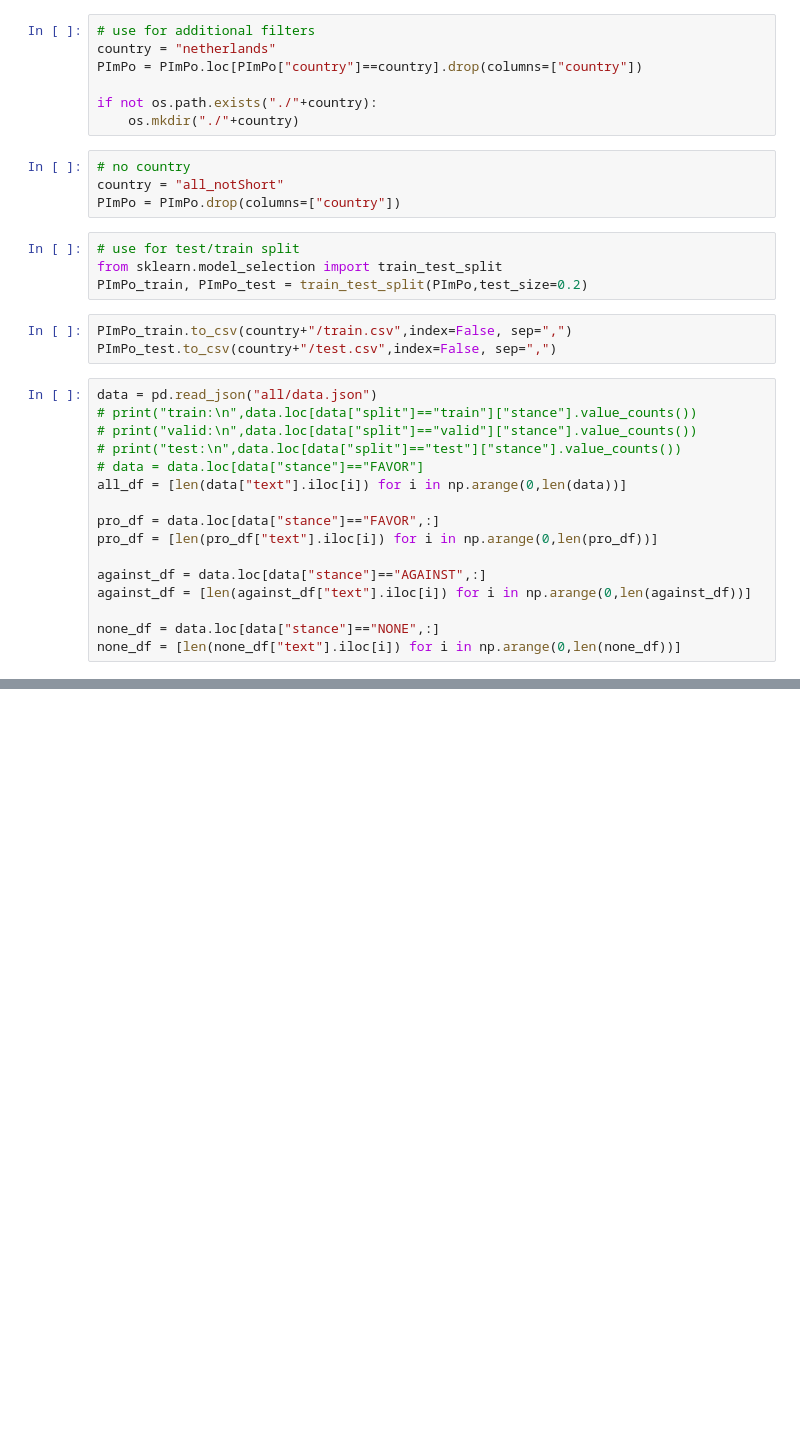
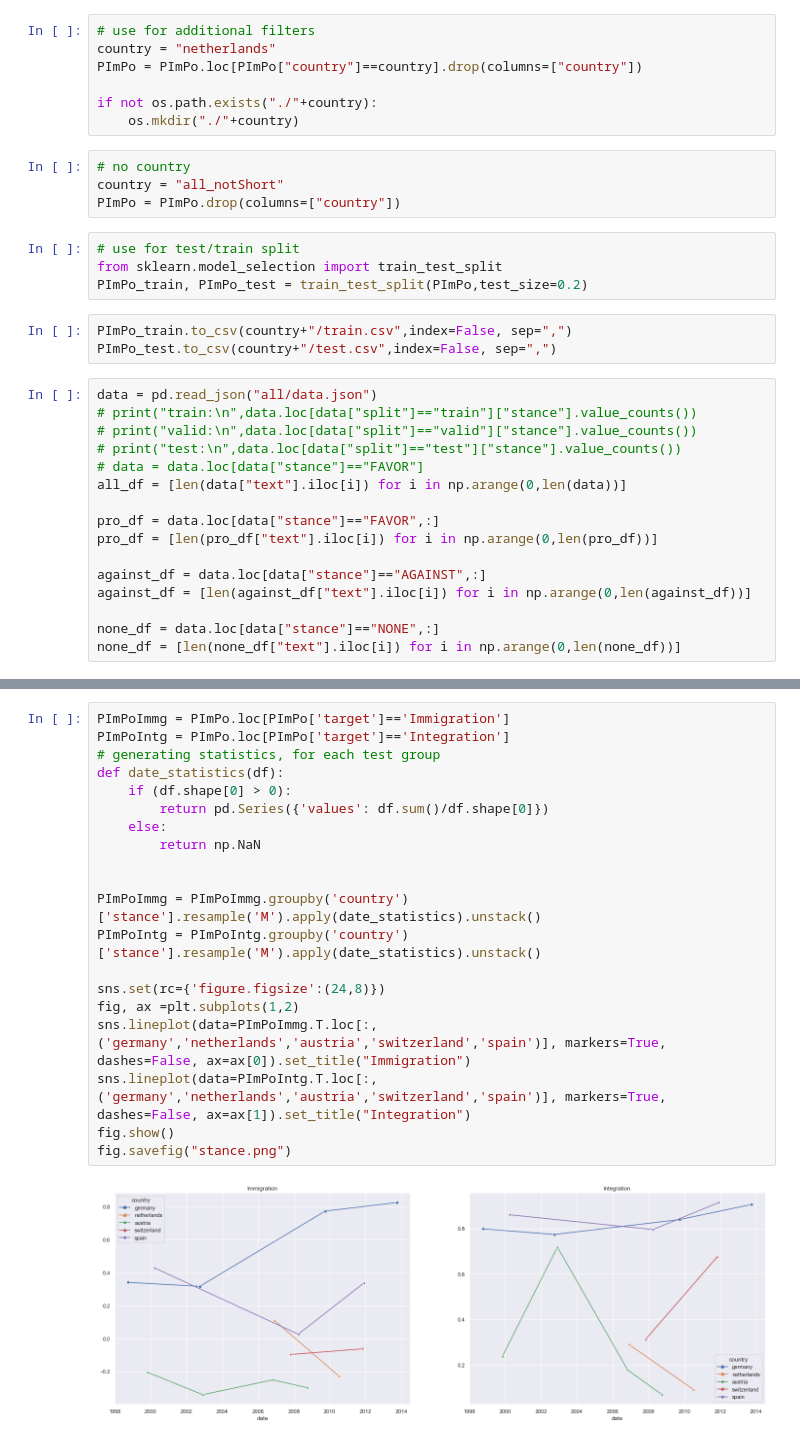
Before and after one commit to farzamfan/Multilingual-StD-Pipeline, a Jupyter notebook: Pipeline/data/PImPo/preProcessing.ipynb, the cells around one changed output, grey strips where cells are left out. Drawn from its saved outputs; the diff is of its cells as text; blank space fills up the shorter version.

```diff
--- a/Pipeline/data/PImPo/preProcessing.ipynb
+++ b/Pipeline/data/PImPo/preProcessing.ipynb
@@ -114,0 +161,22 @@ fig.write_image("dist.png")
+# %%
+PImPoImmg = PImPo.loc[PImPo['target']=='Immigration']
+PImPoIntg = PImPo.loc[PImPo['target']=='Integration']
+# generating statistics, for each test group
+def date_statistics(df):
+    if (df.shape[0] > 0):
+        return pd.Series({'values': df.sum()/df.shape[0]})
+    else:
+        return np.NaN
+
+
+PImPoImmg = PImPoImmg.groupby('country')['stance'].resample('M').apply(date_statistics).unstack()
+PImPoIntg = PImPoIntg.groupby('country')['stance'].resample('M').apply(date_statistics).unstack()
+
+sns.set(rc={'figure.figsize':(24,8)})
+fig, ax =plt.subplots(1,2)
+sns.lineplot(data=PImPoImmg.T.loc[:,('germany','netherlands','austria','switzerland','spain')], markers=True, dashes=False, ax=ax[0]).set_title("Immigration")
+sns.lineplot(data=PImPoIntg.T.loc[:,('germany','netherlands','austria','switzerland','spain')], markers=True, dashes=False, ax=ax[1]).set_title("Integration")
+fig.show()
+fig.savefig("stance.png")
+# %% [output]
+[figure, added]
```
Also changed, not shown: parts of 10 cells of this notebook, 10 other files.
